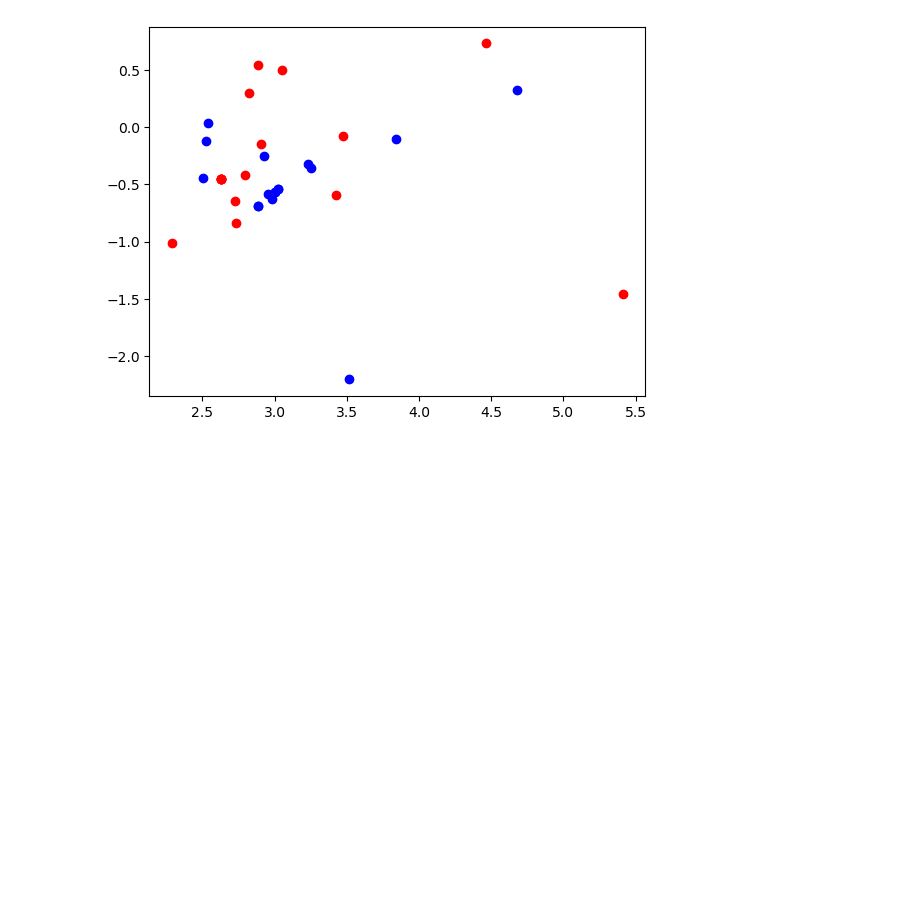
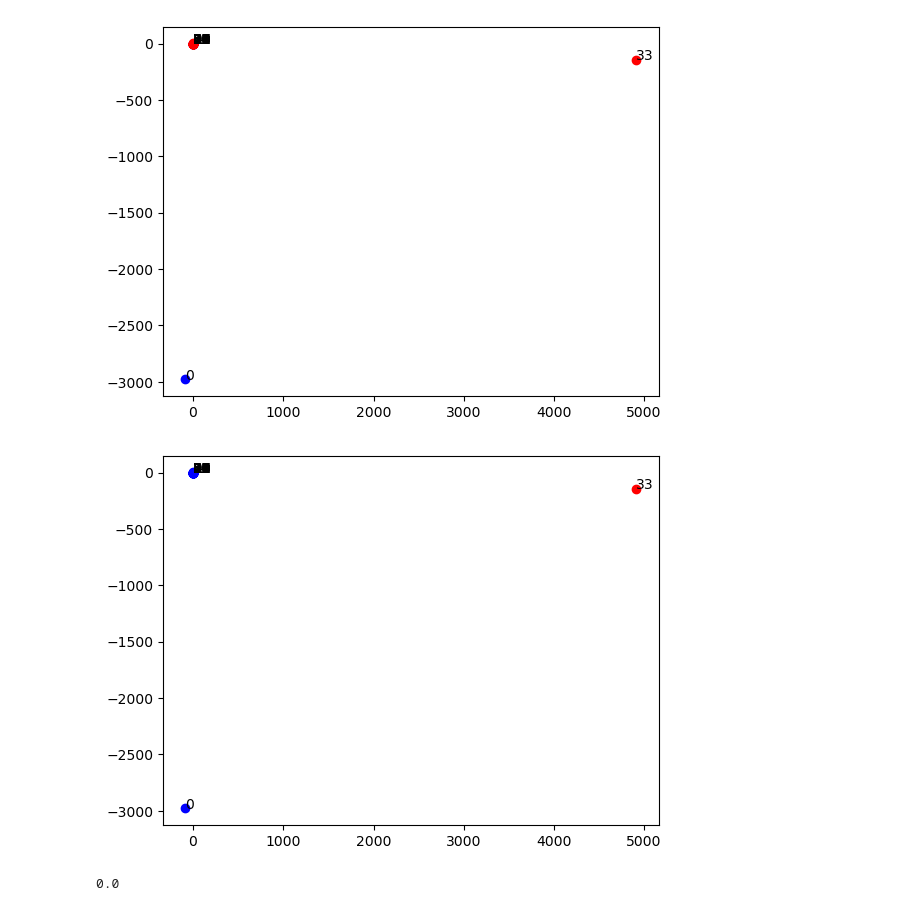
Before and after one commit to taira-no-saurusu/KernelPCA, a Jupyter notebook: karate.ipynb, the cells around one changed output. Cells and saved outputs as stored; diff of their text form; code cells hidden in the pictures; blank space fills up the shorter version.

```diff
--- a/karate.ipynb
+++ b/karate.ipynb
@@ -6,4 +8,7 @@ import matplotlib.pyplot as plt
 # %%
 #拡散カーネルのハイパーパラメータ
 T =0.5
+
+#Kmeansのクラスタ数
+N_CLUSTERS = 2
 # %%
@@ -35,4 +33,21 @@ def draw_embedded_vector(Y,colorllist):
-# %%
-draw_embedded_vector(Y,colorllist)
-# %% [output]
-[figure, removed]
+# %%
+model = kernelPCA.PCA(n_components=2)
+model.fit(matrix)
+
+Y = model.transform(matrix)
+
+#埋め込み後のベクトルデータの可視化
+kernelPCA.draw_embedded_vector(Y,true_label)
+
+#クラスタリング
+pred = KMeans(n_clusters = N_CLUSTERS).fit_predict(Y)
+
+#可視化
+kernelPCA.draw_embedded_vector(Y, pred)
+
+#ARI算出
+adjusted_rand_score(true_label, pred)
+# %% [output]
+[figure, added]
+[figure, added]
+0.0
```
Also changed, not shown: parts of 5 cells of this notebook, 1 other file.
